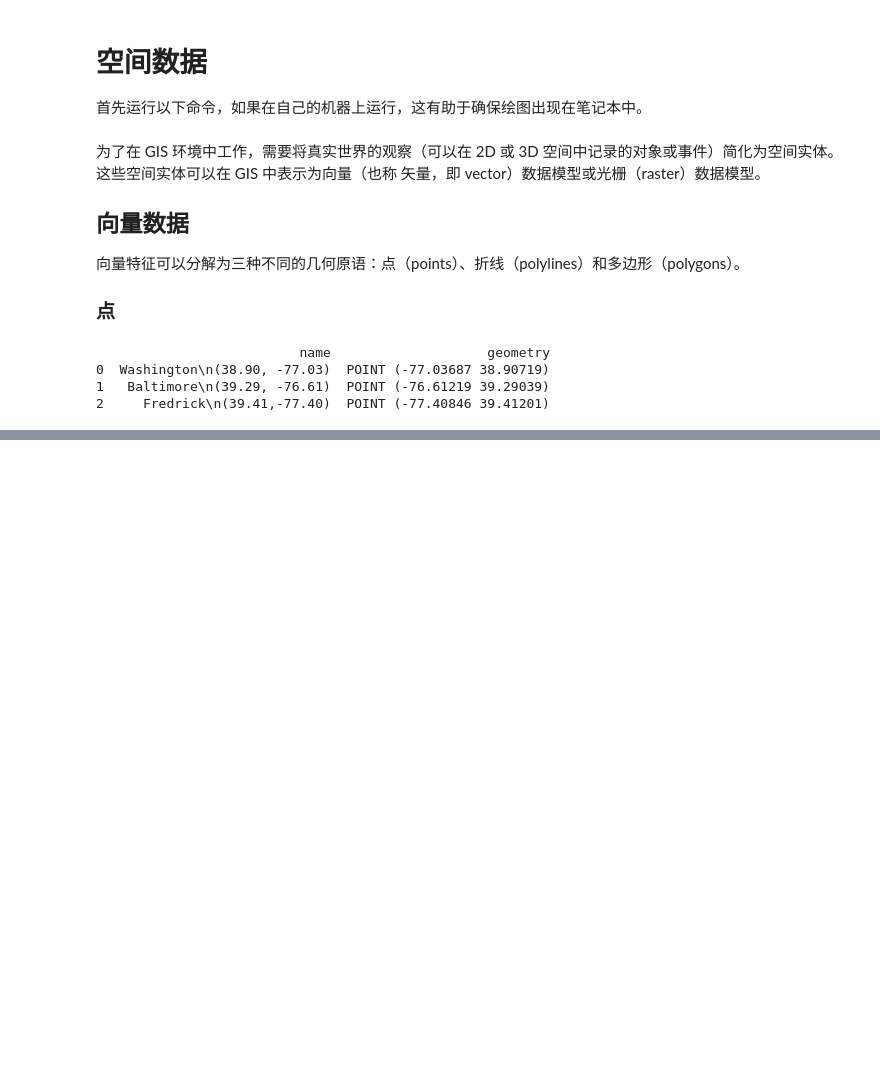
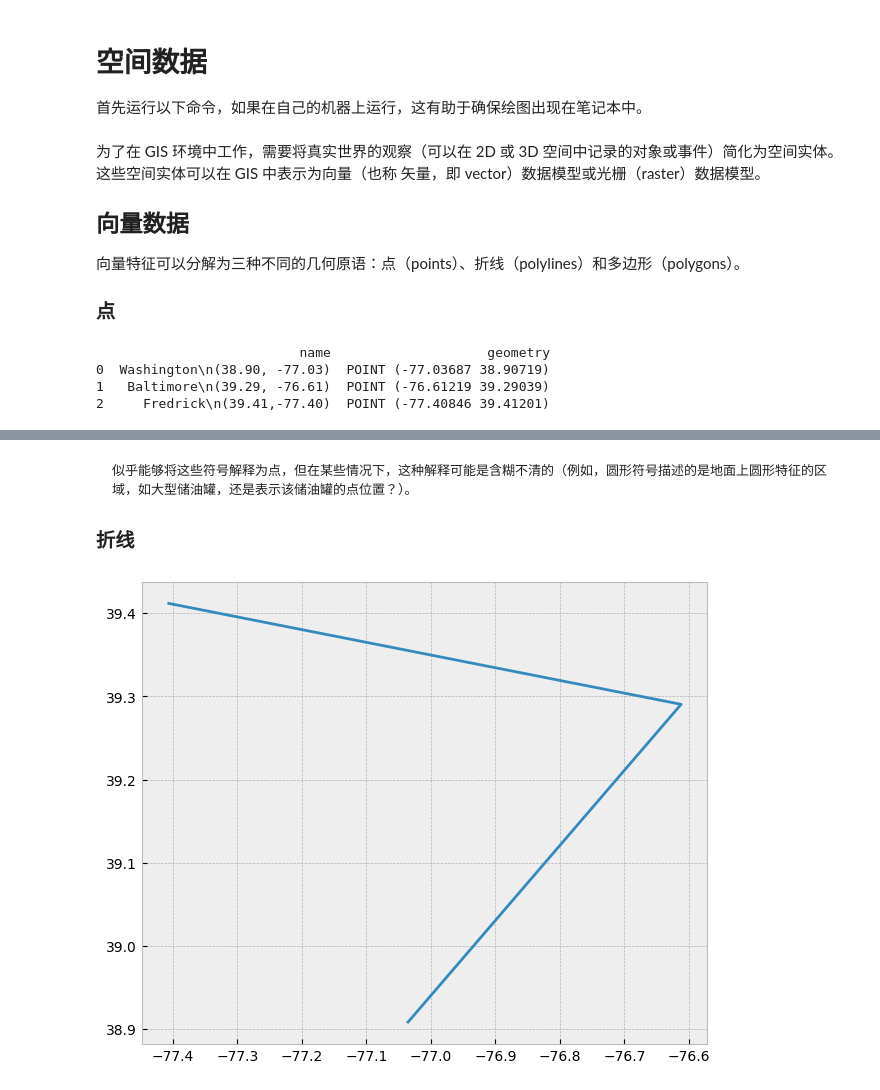
Before and after one commit to xinetzone/vision, a Jupyter notebook: doc/pygis/start/spatial-data.ipynb, the cells around one changed output, grey strips where cells are left out. Cells and saved outputs as stored; diff of their text form; code cells hidden in the pictures; blank space fills up the shorter version.

````diff
--- a/doc/pygis/start/spatial-data.ipynb
+++ b/doc/pygis/start/spatial-data.ipynb
@@ -29,0 +45,16 @@ print(gdf)
+# %% [markdown]
+```{warning}
+似乎能够将这些符号解释为点，但在某些情况下，这种解释可能是含糊不清的（例如，圆形符号描述的是地面上圆形特征的区域，如大型储油罐，还是表示该储油罐的点位置？）。
+```
+
+### 折线
+# %%
+from shapely.geometry import LineString
+
+d = {'name': ['Washington\n(38.90, -77.03)' ],
+     'geometry': [LineString([Point(-77.036873,38.907192), Point(-76.612190,39.290386,), Point(-77.408456,39.412006)])]}
+gdf = gpd.GeoDataFrame(d, crs="EPSG:4326")
+fig, ax = plt.subplots(figsize=(12, 6))
+gdf.plot(ax=ax);
+# %% [output]
+[figure, added]
````
Also changed, not shown: parts of 10 cells of this notebook, 13 other files.
